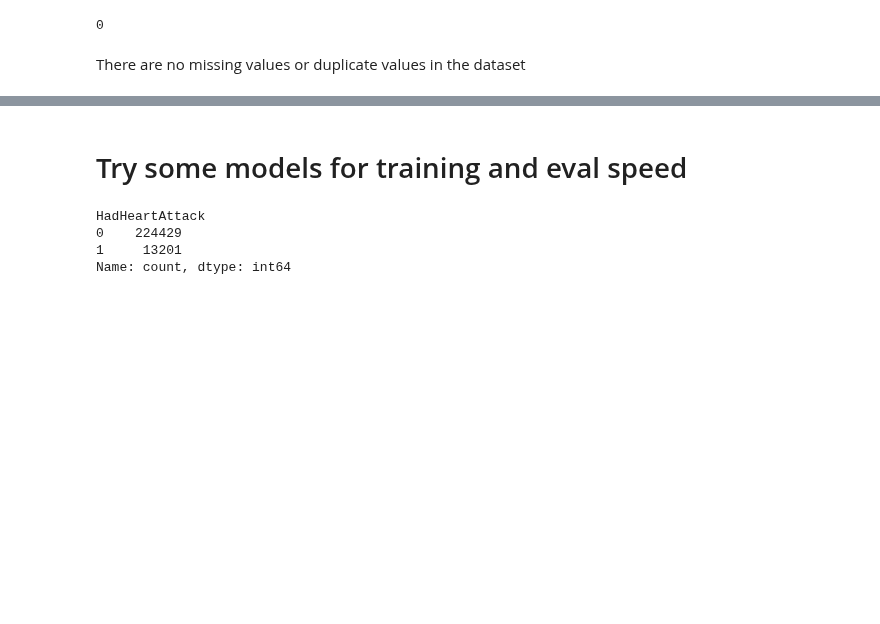
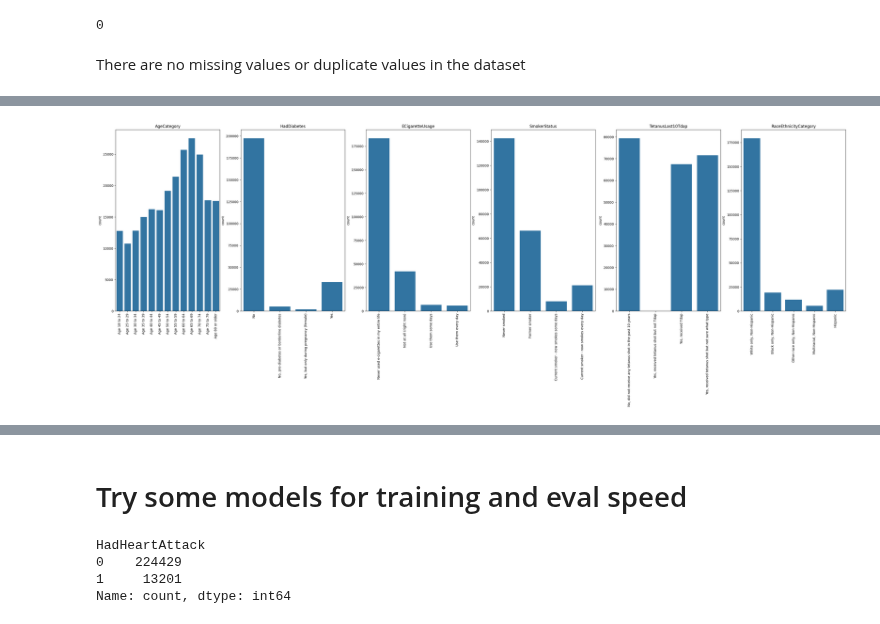
Before and after one commit to balintstewart77/magnimind-assignments, a Jupyter notebook: Capstone project/Heart Disease/notebooks/heart_prediction_balint.ipynb, the cells around one changed output, grey strips where cells are left out. Drawn from its saved outputs; the diff is of its cells as text; code cells hidden in the pictures; blank space fills up the shorter version.

```diff
--- a/Capstone project/Heart Disease/notebooks/heart_prediction_balint.ipynb
+++ b/Capstone project/Heart Disease/notebooks/heart_prediction_balint.ipynb
@@ -172,0 +333,15 @@ Name: count, dtype: int64
+# %%
+cat_vars2 = ['AgeCategory','HadDiabetes', 'ECigaretteUsage', 'SmokerStatus','TetanusLast10Tdap','RaceEthnicityCategory']
+
+fig, axes = plt.subplots(1,6, figsize = (40, 10))
+
+#plot each categorical feature as a separate countplot
+for i, col in enumerate(cat_vars2):
+    sns.countplot(x = col, data = df, ax= axes[i])
+    axes[i].set_title(col)
+    axes[i].tick_params(axis='x', rotation=90)
+    axes[i].set_xlabel("")
+
+plt.show()
+# %% [output]
+[figure, added]
```
Also changed, not shown: parts of 48 cells of this notebook, 2 other files.
